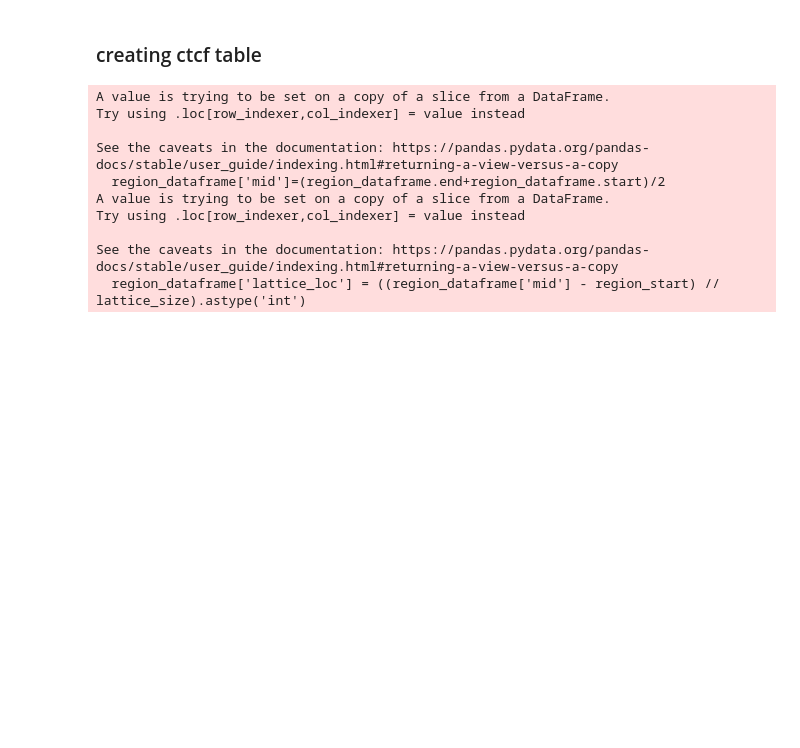
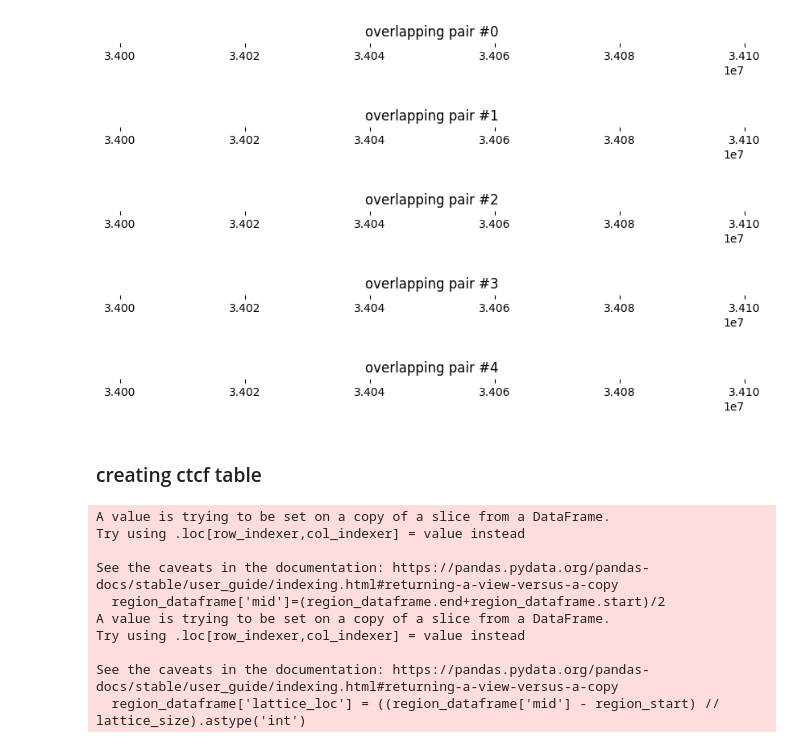
Before and after one commit to Fudenberg-Research-Group/OccupancyInputCTCF, a Jupyter notebook: processing/genome_domain_processing.ipynb, the cells around one changed output. Cells and saved outputs as stored; diff of their text form; code cells hidden in the pictures; blank space fills up the shorter version.

```diff
--- a/processing/genome_domain_processing.ipynb
+++ b/processing/genome_domain_processing.ipynb
@@ -9,0 +42,4 @@ import utils as utils
+# %%
+RAD21=bioframe.read_table(ctcf_path+'/RAD21_peaks_called_on_6reps_foundInatLeast3reps_noBlacklist.bed', schema='bed')#.query(f'chrom in {clr.chromnames}')
+ctcf['mid']=(ctcf.end+ctcf.start)/2
+RAD21['mid']=(RAD21.end+RAD21.start)/2
@@ -9,0 +99,6 @@ import utils as utils
+# %%
+region = 'chr1:34000000-34100000'
+df1 = utils.region_data_frame(ctcf, region = region)
+df2 = utils.region_data_frame(motif, region = region)
+overlapping_intervals = bioframe.overlap(df1, df2, how='inner', suffixes=('_1','_2'))
+display(overlapping_intervals)
@@ -10,2 +132,18 @@ import utils as utils
+# %%
+for i, reg_pair in overlapping_intervals.iterrows():
+    bioframe.vis.plot_intervals_arr(
+        starts = [reg_pair.start_1,reg_pair.start_2],
+        ends = [reg_pair.end_1,reg_pair.end_2],
+        colors = ['skyblue', 'lightpink'],
+        levels = [2,1],
+        xlim = (34000000,34100000),
+        show_coords = True)
+    plt.title(f'overlapping pair #{i}')
+# %% [output]
+[figure, added]
+[figure, added]
+[figure, added]
+[figure, added]
+[figure, added]
 # %% [markdown]
 ### creating ctcf table
```
Also changed, not shown: parts of 20 cells of this notebook, 5 other files.
